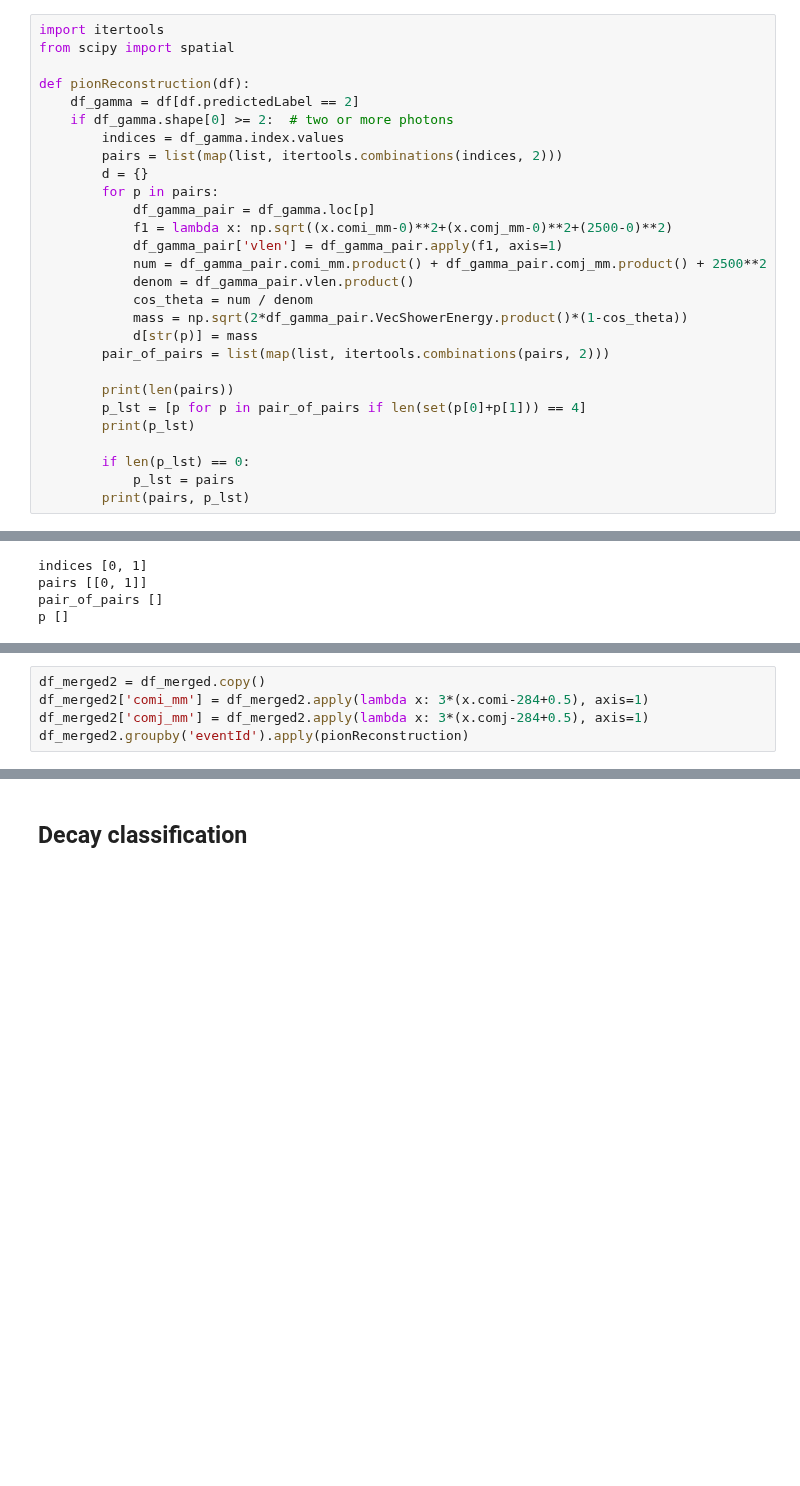
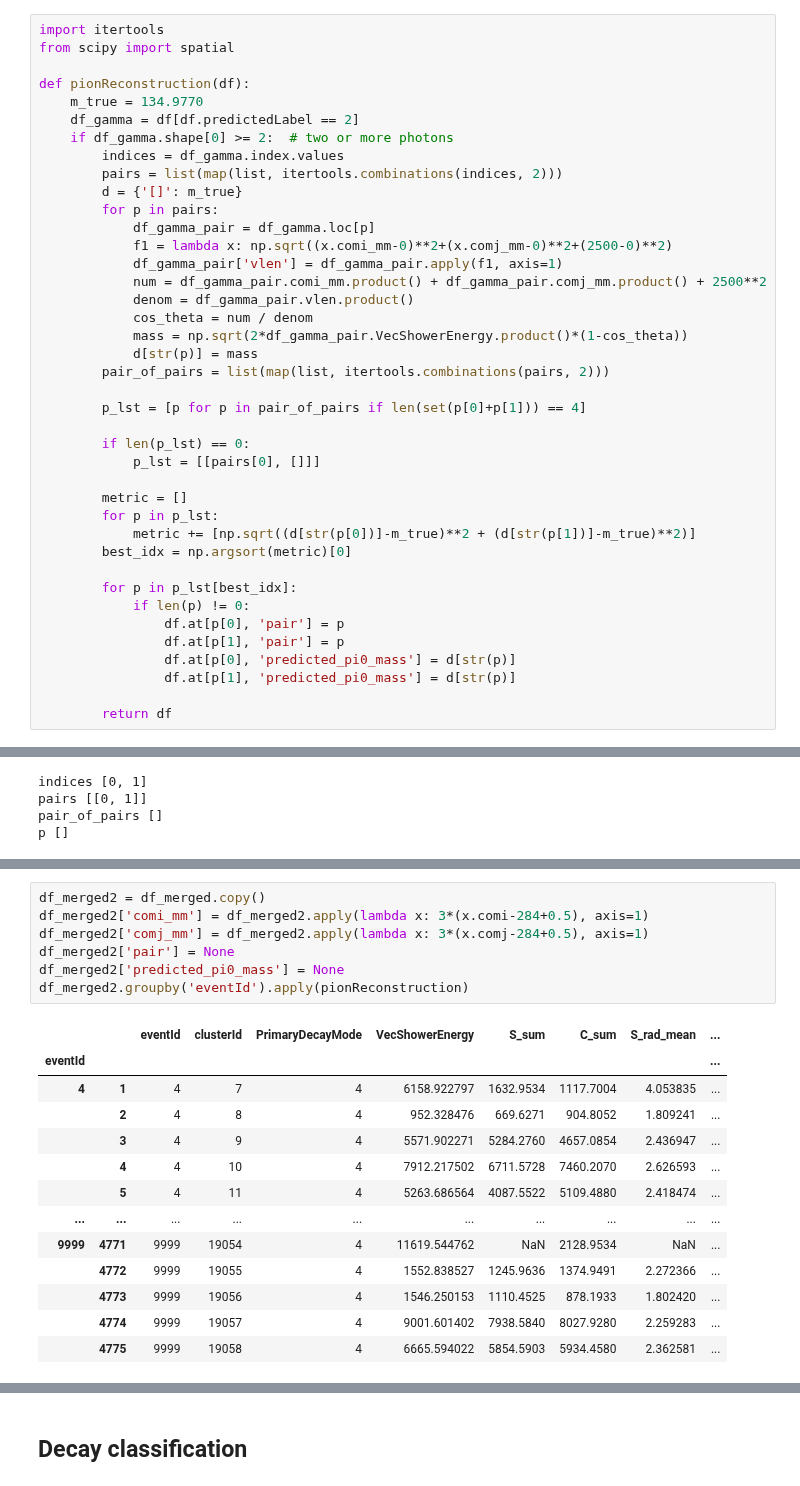
Before and after one commit to mollyhjorthjensen/DREAM, a Jupyter notebook: Analysis/machinelearning.ipynb, the cells around one changed output, grey strips where cells are left out. Saved outputs shown, nothing was run; the diff lists cells and outputs as text; blank space fills up the shorter version.

```diff
--- a/Analysis/machinelearning.ipynb
+++ b/Analysis/machinelearning.ipynb
@@ -484,11 +484,12 @@ import itertools
 from scipy import spatial
 
 def pionReconstruction(df):
+    m_true = 134.9770
     df_gamma = df[df.predictedLabel == 2]
     if df_gamma.shape[0] >= 2:  # two or more photons
         indices = df_gamma.index.values
         pairs = list(map(list, itertools.combinations(indices, 2)))
-        d = {}
+        d = {'[]': m_true}
         for p in pairs:
             df_gamma_pair = df_gamma.loc[p]
             f1 = lambda x: np.sqrt((x.comi_mm-0)**2+(x.comj_mm-0)**2+(2500-0)**2)
@@ -500,13 +501,24 @@ def pionReconstruction(df):
             d[str(p)] = mass
         pair_of_pairs = list(map(list, itertools.combinations(pairs, 2)))
 
-        print(len(pairs))
         p_lst = [p for p in pair_of_pairs if len(set(p[0]+p[1])) == 4]
-        print(p_lst)
 
         if len(p_lst) == 0:
-            p_lst = pairs
-        print(pairs, p_lst)
+            p_lst = [[pairs[0], []]]
+
+        metric = []
+        for p in p_lst:
+            metric += [np.sqrt((d[str(p[0])]-m_true)**2 + (d[str(p[1])]-m_true)**2)]
+        best_idx = np.argsort(metric)[0]
+
+        for p in p_lst[best_idx]:
+            if len(p) != 0:
+                df.at[p[0], 'pair'] = p
+                df.at[p[1], 'pair'] = p
+                df.at[p[0], 'predicted_pi0_mass'] = d[str(p)]
+                df.at[p[1], 'predicted_pi0_mass'] = d[str(p)]
+
+        return df
 # %%
 indices = list(range(2))
 print("indices", indices)
@@ -523,6 +542,21 @@ p []
 # %%
 df_merged2 = df_merged.copy()
 df_merged2['comi_mm'] = df_merged2.apply(lambda x: 3*(x.comi-284+0.5), axis=1)
 df_merged2['comj_mm'] = df_merged2.apply(lambda x: 3*(x.comj-284+0.5), axis=1)
+df_merged2['pair'] = None
+df_merged2['predicted_pi0_mass'] = None
 df_merged2.groupby('eventId').apply(pionReconstruction)
 # %% [output]
+|  |  | eventId | clusterId | PrimaryDecayMode | VecShowerEnergy | S_sum | C_sum | S_rad_mean | ... |
+| eventId |  |  |  |  |  |  |  |  | ... |
+| 4 | 1 | 4 | 7 | 4 | 6158.922797 | 1632.9534 | 1117.7004 | 4.053835 | ... |
+|  | 2 | 4 | 8 | 4 | 952.328476 | 669.6271 | 904.8052 | 1.809241 | ... |
+|  | 3 | 4 | 9 | 4 | 5571.902271 | 5284.2760 | 4657.0854 | 2.436947 | ... |
+|  | 4 | 4 | 10 | 4 | 7912.217502 | 6711.5728 | 7460.2070 | 2.626593 | ... |
+|  | 5 | 4 | 11 | 4 | 5263.686564 | 4087.5522 | 5109.4880 | 2.418474 | ... |
+| ... | ... | ... | ... | ... | ... | ... | ... | ... | ... |
+| 9999 | 4771 | 9999 | 19054 | 4 | 11619.544762 | NaN | 2128.9534 | NaN | ... |
+|  | 4772 | 9999 | 19055 | 4 | 1552.838527 | 1245.9636 | 1374.9491 | 2.272366 | ... |
+|  | 4773 | 9999 | 19056 | 4 | 1546.250153 | 1110.4525 | 878.1933 | 1.802420 | ... |
+|  | 4774 | 9999 | 19057 | 4 | 9001.601402 | 7938.5840 | 8027.9280 | 2.259283 | ... |
+|  | 4775 | 9999 | 19058 | 4 | 6665.594022 | 5854.5903 | 5934.4580 | 2.362581 | ... |
```
Also changed, not shown: parts of 3 cells of this notebook.
